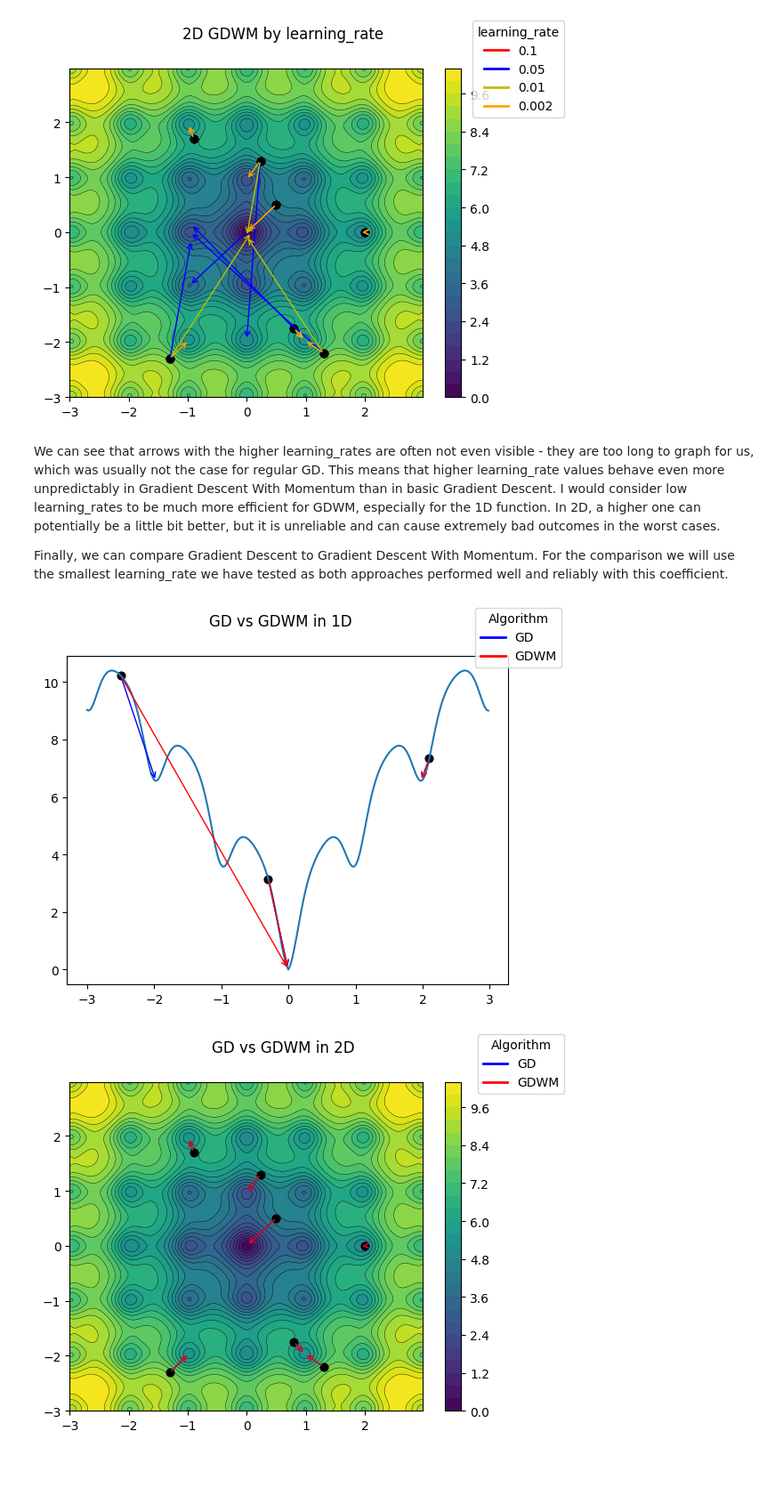
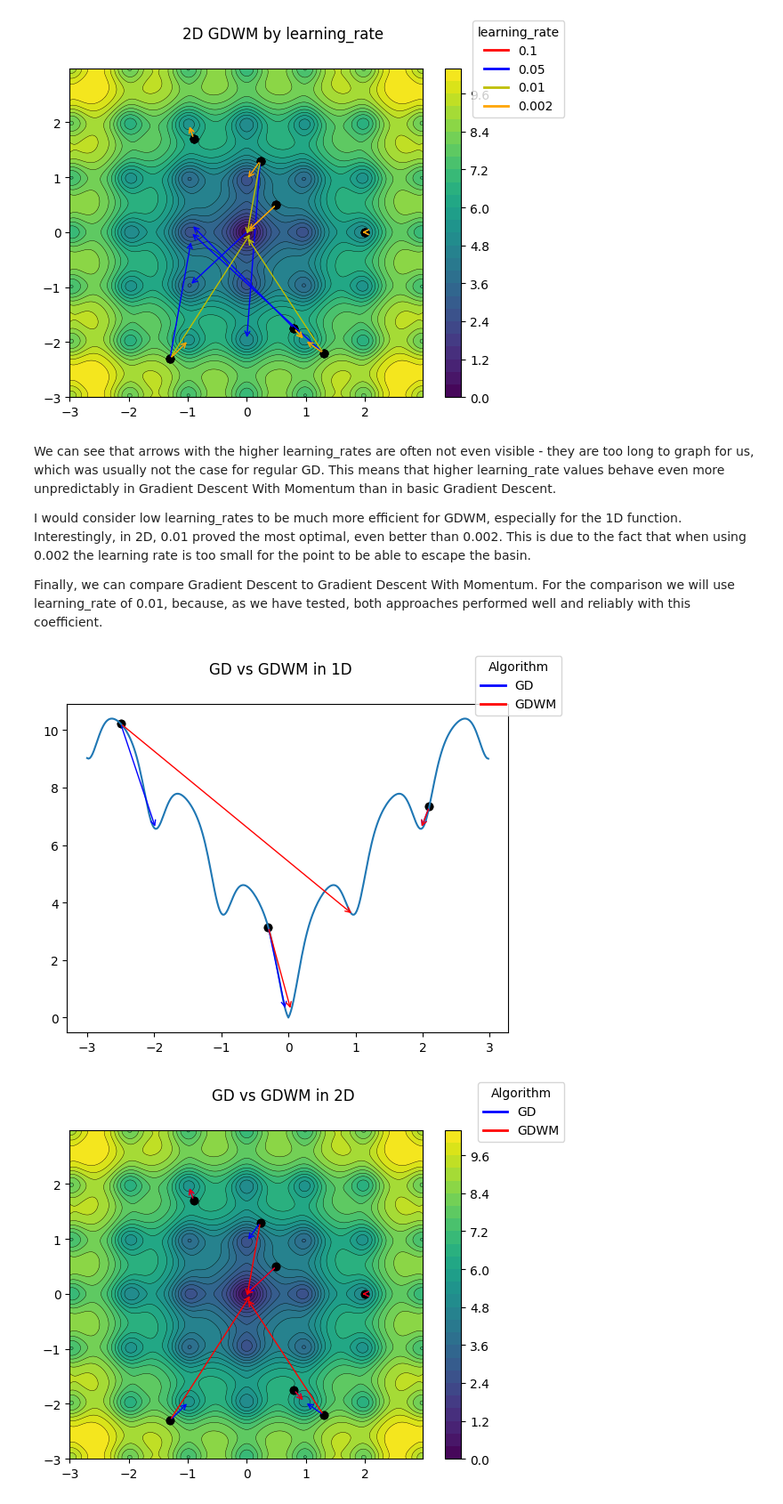
Before and after one commit to pitkwiecien/MachineLearning, a Jupyter notebook: GradientDescent/GradientDescent.ipynb, the cells around one changed output. Shown at 89% size. Drawn from its saved outputs; the diff is of its cells as text; code cells hidden in the pictures; blank space fills up the shorter version.

```diff
--- a/GradientDescent/GradientDescent.ipynb
+++ b/GradientDescent/GradientDescent.ipynb
@@ -608,9 +608,11 @@ plot_gradient_descent(arrow_list_2d_multiple_momentum, ax_2d_colours_arrow_multi
 [figure]
 # %% [markdown]
 We can see that arrows with the higher learning_rates are often not even visible - they are too long to graph for us, which was usually not the case for regular GD. This means that higher learning_rate values behave even more unpredictably in Gradient Descent With Momentum than in basic Gradient Descent.
-I would consider low learning_rates to be much more efficient for GDWM, especially for the 1D function. In 2D, a higher one can potentially be a little bit better, but it is unreliable and can cause extremely bad outcomes in the worst cases.
 
-Finally, we can compare Gradient Descent to Gradient Descent With Momentum. For the comparison we will use the smallest learning_rate we have tested as both approaches performed well and reliably with this coefficient.
+I would consider low learning_rates to be much more efficient for GDWM, especially for the 1D function.
+Interestingly, in 2D, 0.01 proved the most optimal, even better than 0.002. This is due to the fact that when using 0.002 the learning rate is too small for the point to be able to escape the basin.
+
+Finally, we can compare Gradient Descent to Gradient Descent With Momentum. For the comparison we will use learning_rate of 0.01, because, as we have tested, both approaches performed well and reliably with this coefficient.
 # %%
 momentum_colour = "red"
 regular_colour = "blue"
@@ -621,15 +623,15 @@ fig_2d_colours_arrow_multiple_comparison = copy.deepcopy(fig_2d_colours)
 ax_1d_arrow_multiple_comparison = fig_1d_arrow_multiple_comparison.axes[0]
 ax_2d_colours_arrow_multiple_comparison = fig_2d_colours_arrow_multiple_comparison.axes[0]
 
-def has_smallest_learning_rate(arrow: Arrow) -> bool:
-    return arrow.metadata["learning_rate"] == min(learning_rate_multiple)
+def has_learning_rate(arrow: Arrow, learning_rate: float) -> bool:
+    return arrow.metadata["learning_rate"] == learning_rate
 
 def change_arrow_colour(arrow: Arrow, colour: str) -> Arrow:
     arrow.metadata["colour"] = colour
     return arrow
 
 def filter_smallest_learning_rate(arrow_list: list[Arrow]) -> list[Arrow]:
-    return list(filter(has_smallest_learning_rate, arrow_list))
+    return list(filter(lambda x: has_learning_rate(x, 0.01), arrow_list))
 
 arrow_list_1d_multiple_comparison = filter_smallest_learning_rate(arrow_list_1d_multiple)
 arrow_list_1d_multiple_momentum_comparison = filter_smallest_learning_rate(arrow_list_1d_multiple_momentum)
@@ -650,35 +652,35 @@ annotate_arrows(arrow_list_1d_multiple_comparison, ax_1d_arrow_multiple_comparis
 annotate_arrows(arrow_list_1d_multiple_momentum_comparison, ax_1d_arrow_multiple_comparison)
 sp = seperate_starting_points(arrow_list_1d_multiple_comparison)
 ax_1d_arrow_multiple_comparison.scatter(*sp, c="black")
 sp = seperate_starting_points(arrow_list_1d_multiple_momentum_comparison)
 ax_1d_arrow_multiple_comparison.scatter(*sp, c="black")
 
 legend_elements = [
     Line2D([0], [0], color=regular_colour, lw=2, label="GD"),
     Line2D([0], [0], color=momentum_colour, lw=2, label="GDWM"),
 ]
 fig_1d_arrow_multiple_comparison.legend(handles=legend_elements, title="Algorithm")
 fig_1d_arrow_multiple_comparison.suptitle("GD vs GDWM in 1D")
 display(fig_1d_arrow_multiple_comparison)
 
 annotate_arrows(arrow_list_2d_multiple_comparison, ax_2d_colours_arrow_multiple_comparison)
 annotate_arrows(arrow_list_2d_multiple_momentum_comparison, ax_2d_colours_arrow_multiple_comparison)
 sp = seperate_starting_points(arrow_list_2d_multiple_comparison)
 ax_2d_colours_arrow_multiple_comparison.scatter(*sp, c="black")
 sp = seperate_starting_points(arrow_list_2d_multiple_momentum_comparison)
 ax_2d_colours_arrow_multiple_comparison.scatter(*sp, c="black")
 
 # for elem in arrow_list_2d_multiple_momentum_path:
 #     print("new")
 #     print(elem.T)
 #     ax_2d_colours_arrow_multiple_comparison.plot(*elem.T, color="red")
 
 fig_2d_colours_arrow_multiple_comparison.legend(handles=legend_elements, title="Algorithm")
 fig_2d_colours_arrow_multiple_comparison.suptitle("GD vs GDWM in 2D")
 display(fig_2d_colours_arrow_multiple_comparison)
 # %% [output]
-[figure, old version]
+[figure, new version]
-[figure, old version]
+[figure, new version]
 # %% [markdown]
 The results differ depending on the dimensionality of the function analyzed.
 
```
Also changed, not shown: parts of 1 cell of this notebook.
